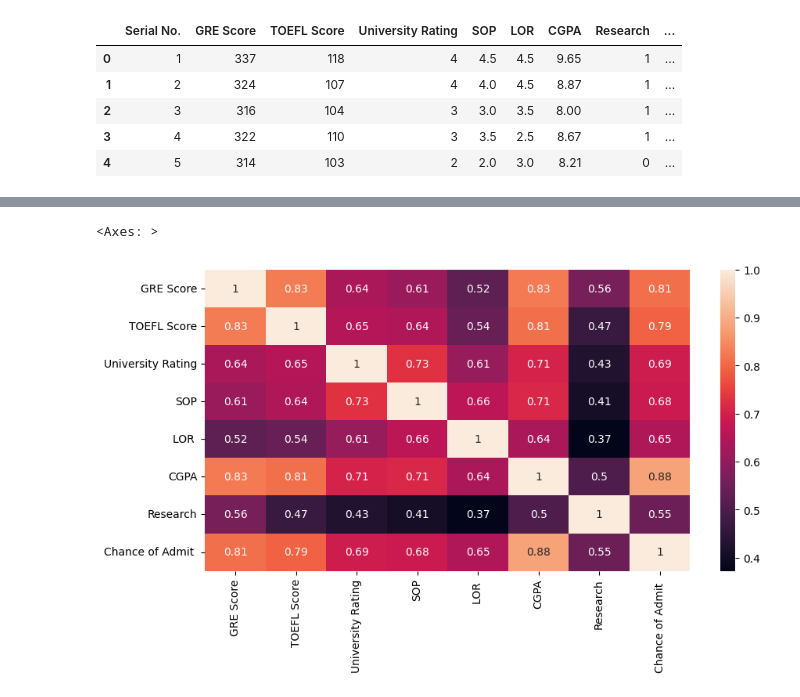
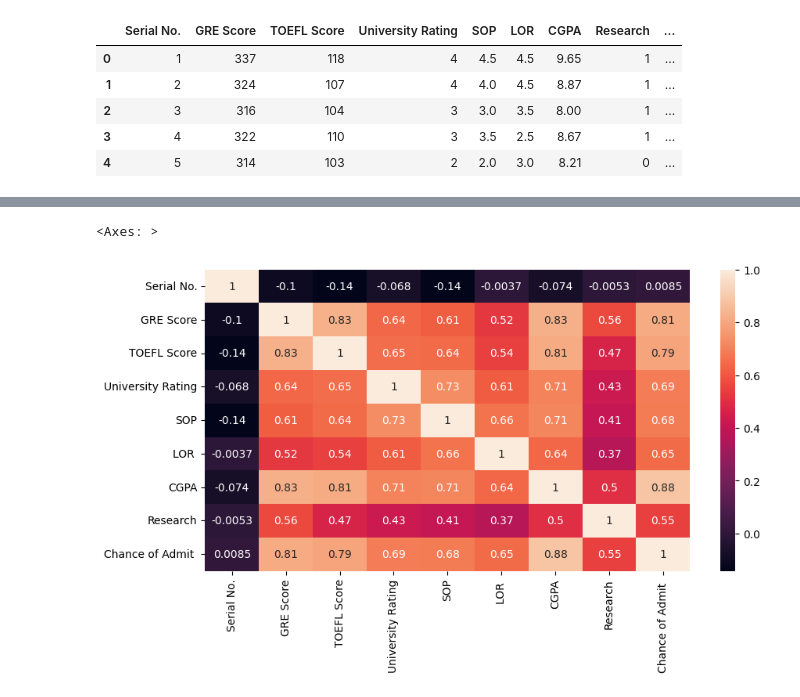
Before and after one commit to akshayabhale1406/SCLR_Jamboree_Education_Linear_Regression, a Jupyter notebook: Jamboree_Education_Linear_Regression.ipynb, the cells around one changed output, grey strips where cells are left out. Cells and saved outputs as stored; diff of their text form; code cells hidden in the pictures.

```diff
--- a/Jamboree_Education_Linear_Regression.ipynb
+++ b/Jamboree_Education_Linear_Regression.ipynb
@@ -68,6 +118,6 @@ box_plot_of_columns(df_box_plot)
 # %%
 plt.figure(figsize = (10, 5))
-sns.heatmap(df_non_serial.corr(), annot = True)
+sns.heatmap(df.corr(), annot = True)
 # %% [output]
 <Axes: >
-[figure, old version]
+[figure, new version]
```
Also changed, not shown: parts of 10 cells of this notebook.
